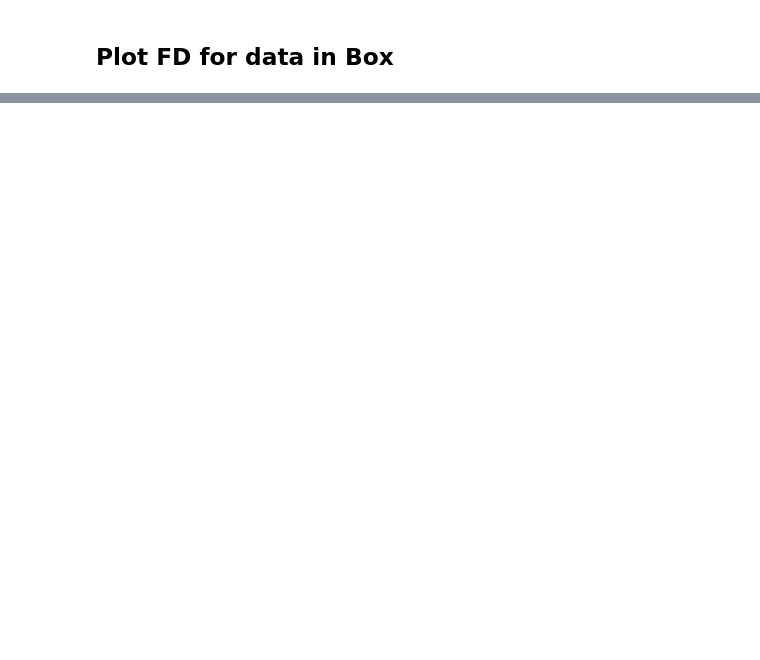
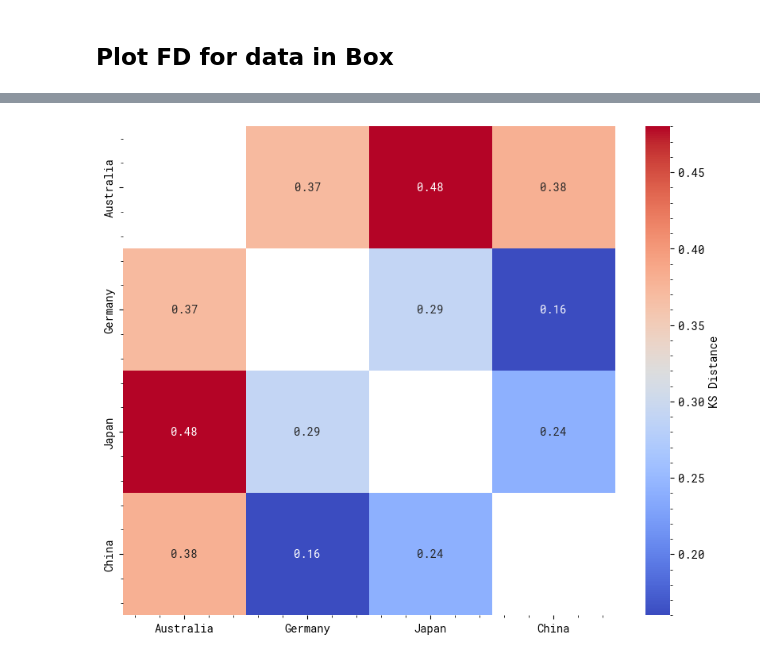
Before and after one commit to PedestrianDynamics/gender-experiments, a Jupyter notebook: notebooks/fundamental_diagram.ipynb, the cells around one changed output, grey strips where cells are left out. Drawn from its saved outputs; the diff is of its cells as text; code cells hidden in the pictures; blank space fills up the shorter version.

```diff
--- a/notebooks/fundamental_diagram.ipynb
+++ b/notebooks/fundamental_diagram.ipynb
@@ -300,0 +918,28 @@ plt.show()
+# %%
+import numpy as np
+import matplotlib.pyplot as plt
+import seaborn as sns
+
+# KS distances between countries
+ks_distances = np.array([
+    [np.nan, 0.37, 0.48, 0.38],
+    [0.37, np.nan, 0.29, 0.16],
+    [0.48, 0.29, np.nan, 0.24],
+    [0.38, 0.16, 0.24, np.nan]
+])
+
+# Country names for labels
+countries = ['Australia', 'Germany', 'Japan', 'China']
+
+# Plotting the heatmap
+plt.figure(figsize=(10, 8))
+cmap = sns.color_palette("viridis", as_cmap=True)
+#cmap = sns.color_palette("ch:s=-.2,r=.6", as_cmap=True)
+#cmap = sns.color_palette("dark:salmon", as_cmap=True)
+cmap =sns.color_palette("Blues", as_cmap=True)
+cmap =sns.color_palette("coolwarm", as_cmap=True)
+sns.heatmap(ks_distances, annot=True, fmt=".2f", cmap=cmap, xticklabels=countries, yticklabels=countries, cbar_kws={'label': 'KS Distance'})
+#plt.title('KS Distance Heatmap for Random-Mixed Populations')
+plt.show()
+# %% [output]
+[figure, added]
```
Also changed, not shown: parts of 31 cells of this notebook, 3 other files.
